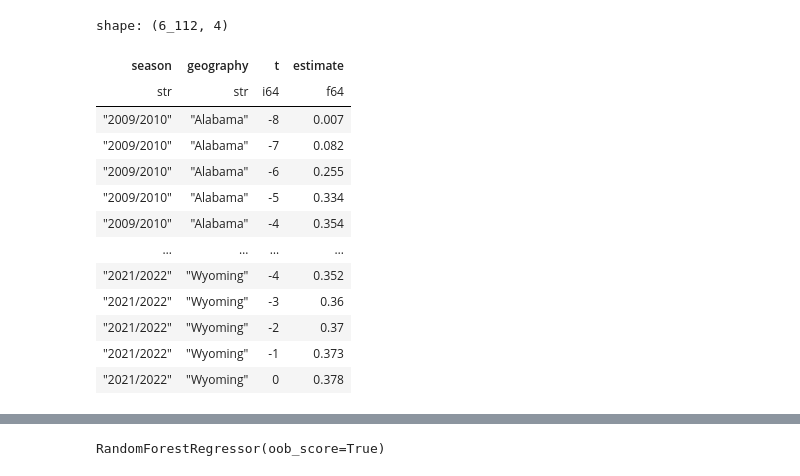
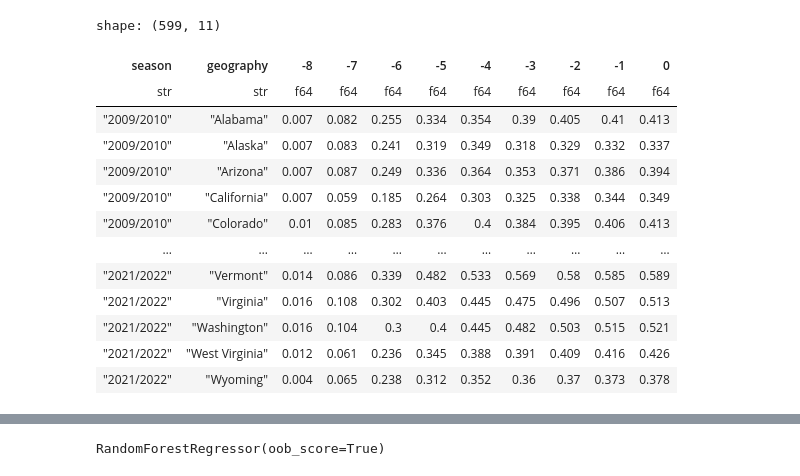
Before and after one commit to CDCgov/cfa-immunization-uptake-projection, a Jupyter notebook: scripts/demo_rf.ipynb, the cells around one changed output, grey strips where cells are left out. Saved outputs shown, nothing was run; the diff lists cells and outputs as text; code cells hidden in the pictures.

```diff
--- a/scripts/demo_rf.ipynb
+++ b/scripts/demo_rf.ipynb
@@ -9,39 +9,44 @@ from iup.utils import date_to_season
 # %%
 SEASON_START_MONTH = 7  # July
 END_MONTH = 9  # 9 months after July, i.e., April
+MIN_T = 1 - END_MONTH
 months = month_order(season_start_month=SEASON_START_MONTH)
 
 data = (
     pl.read_parquet("../data/raw.parquet")
     .filter(pl.col("geography_type") == pl.lit("admin1"))
     .with_columns(
         season=date_to_season(
             pl.col("time_end"), season_start_month=SEASON_START_MONTH
         ),
         t=pl.col("time_end")
         .dt.to_string("%b")
         .map_elements(lambda x: months.index(x) - END_MONTH, pl.Int64),
     )
-    .filter(pl.col("t") <= 0)
+    .filter(pl.col("t").is_between(MIN_T, 0))
     # remove partial seasons
     .filter(pl.col("season").is_in(["2008/2009", "2022/2023"]).not_())
     .select(["season", "geography", "t", "estimate"])
-    .sort(["season", "geography", "t"])
+    # go to long format
+    .pivot(on="t", values="estimate")
+    # this is a kludge: really should impute these values
+    .drop_nulls()
+    .sort(["season", "geography"])
 )
 
 data
 # %% [output]
-shape: (6_112, 4)
+shape: (599, 11)
-| season | geography | t | estimate |
-| str | str | i64 | f64 |
-| "2009/2010" | "Alabama" | -8 | 0.007 |
-| "2009/2010" | "Alabama" | -7 | 0.082 |
-| "2009/2010" | "Alabama" | -6 | 0.255 |
-| "2009/2010" | "Alabama" | -5 | 0.334 |
-| "2009/2010" | "Alabama" | -4 | 0.354 |
-| … | … | … | … |
-| "2021/2022" | "Wyoming" | -4 | 0.352 |
-| "2021/2022" | "Wyoming" | -3 | 0.36 |
-| "2021/2022" | "Wyoming" | -2 | 0.37 |
-| "2021/2022" | "Wyoming" | -1 | 0.373 |
-| "2021/2022" | "Wyoming" | 0 | 0.378 |
+| season | geography | -8 | -7 | -6 | -5 | -4 | -3 | -2 | -1 | 0 |
+| str | str | f64 | f64 | f64 | f64 | f64 | f64 | f64 | f64 | f64 |
+| "2009/2010" | "Alabama" | 0.007 | 0.082 | 0.255 | 0.334 | 0.354 | 0.39 | 0.405 | 0.41 | 0.413 |
+| "2009/2010" | "Alaska" | 0.007 | 0.083 | 0.241 | 0.319 | 0.349 | 0.318 | 0.329 | 0.332 | 0.337 |
+| "2009/2010" | "Arizona" | 0.007 | 0.087 | 0.249 | 0.336 | 0.364 | 0.353 | 0.371 | 0.386 | 0.394 |
+| "2009/2010" | "California" | 0.007 | 0.059 | 0.185 | 0.264 | 0.303 | 0.325 | 0.338 | 0.344 | 0.349 |
+| "2009/2010" | "Colorado" | 0.01 | 0.085 | 0.283 | 0.376 | 0.4 | 0.384 | 0.395 | 0.406 | 0.413 |
+| … | … | … | … | … | … | … | … | … | … | … |
+| "2021/2022" | "Vermont" | 0.014 | 0.086 | 0.339 | 0.482 | 0.533 | 0.569 | 0.58 | 0.585 | 0.589 |
+| "2021/2022" | "Virginia" | 0.016 | 0.108 | 0.302 | 0.403 | 0.445 | 0.475 | 0.496 | 0.507 | 0.513 |
+| "2021/2022" | "Washington" | 0.016 | 0.104 | 0.3 | 0.4 | 0.445 | 0.482 | 0.503 | 0.515 | 0.521 |
+| "2021/2022" | "West Virginia" | 0.012 | 0.061 | 0.236 | 0.345 | 0.388 | 0.391 | 0.409 | 0.416 | 0.426 |
+| "2021/2022" | "Wyoming" | 0.004 | 0.065 | 0.238 | 0.312 | 0.352 | 0.36 | 0.37 | 0.373 | 0.378 |
```
Also changed, not shown: parts of 7 cells of this notebook.
